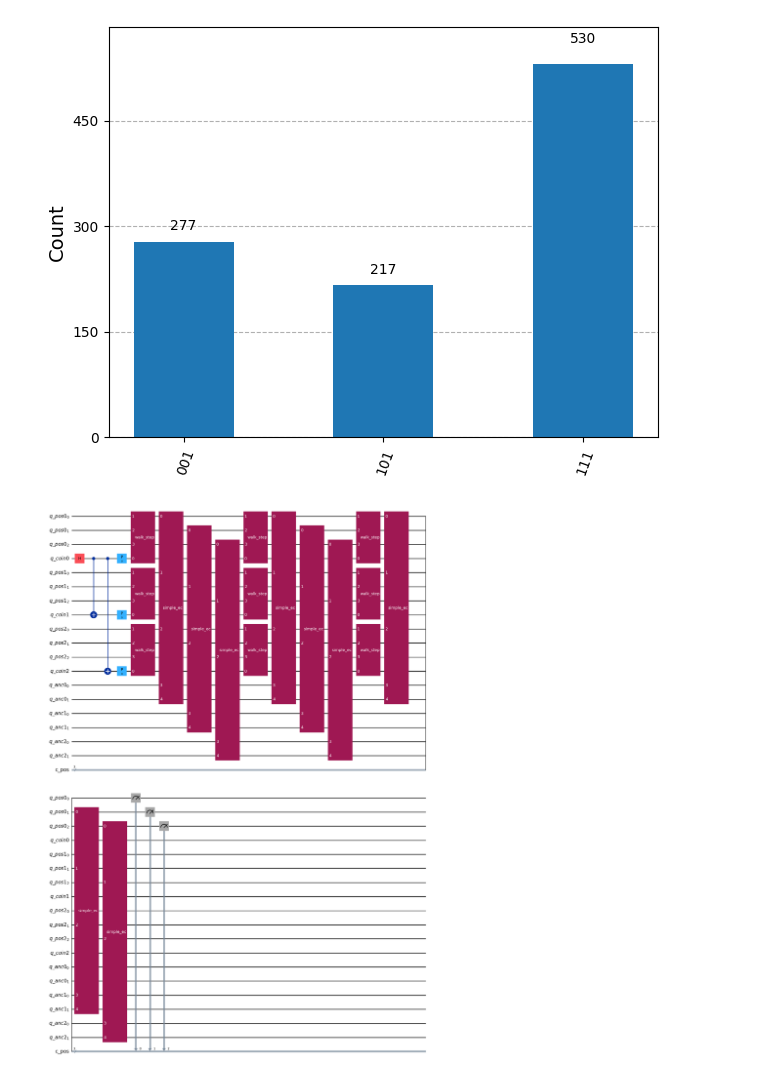
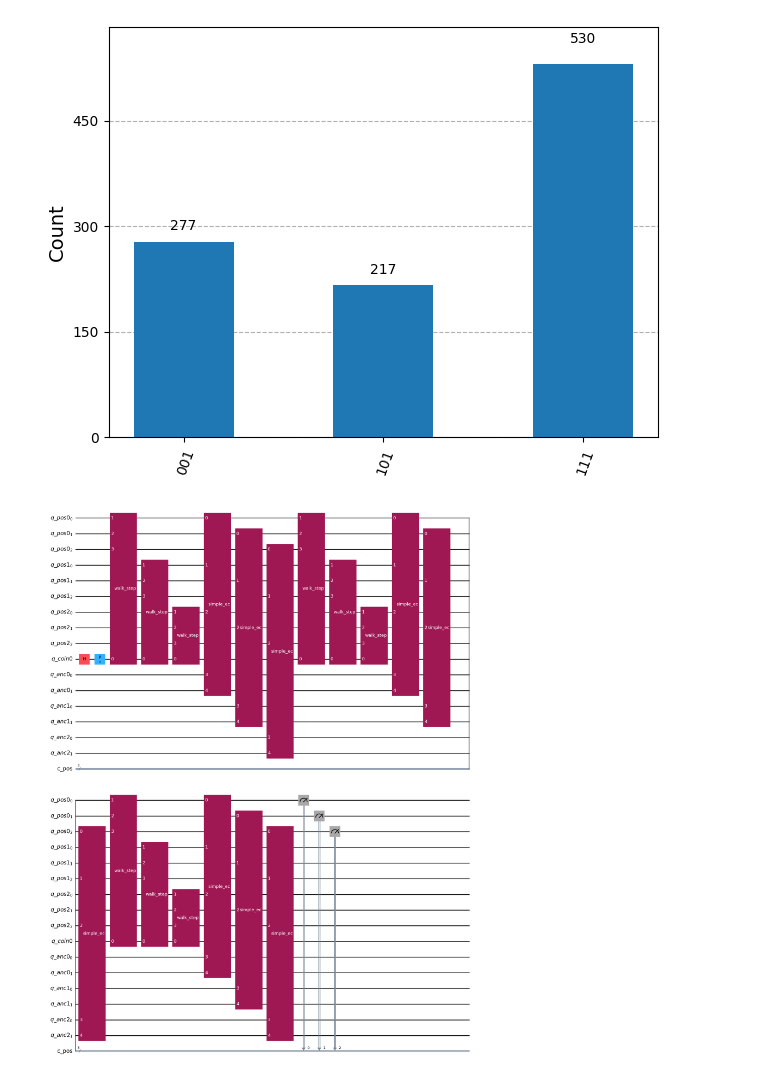
Before and after one commit to filipkojro/qw-defects, a Jupyter notebook: q_error_correction.ipynb, the cells around one changed output. Saved outputs shown, nothing was run; the diff lists cells and outputs as text; code cells hidden in the pictures.

```diff
--- a/q_error_correction.ipynb
+++ b/q_error_correction.ipynb
@@ -273,40 +273,42 @@ q_anc = [QuantumRegister(2, f"q_anc{i}") for i in range(nodes_power)]
 
 regs = []
 
 for i in range(nodes_power):
     regs.append(q_pos[i])
-    regs.append(q_coin[i])
+    # regs.append(q_coin[i])
+
+regs.append(q_coin[0])
 
 for i in range(nodes_power):
     regs.append(q_anc[i])
 
 regs.append(c_pos)
 
 qc = QuantumCircuit(*regs)
 
 qc.h(q_coin[0])
 
 
-qc.cx(q_coin[0], q_coin[1])
-qc.cx(q_coin[0], q_coin[2])
+# qc.cx(q_coin[0], q_coin[1])
+# qc.cx(q_coin[0], q_coin[2])
 
 qc.p(coin_phase, q_coin[0])
-qc.p(coin_phase, q_coin[1])
-qc.p(coin_phase, q_coin[2])
+# qc.p(coin_phase, q_coin[1])
+# qc.p(coin_phase, q_coin[2])
 
 
 for step in range(num_steps):
     for i in range(nodes_power):
-        qc.append(walk_step(nodes_power), [q_coin[i], *q_pos[i]])
+        qc.append(walk_step(nodes_power), [q_coin[0], *q_pos[i]])
     for i in range(nodes_power):
         qc.append(simple_error_correction(), [q_pos[0][i], q_pos[1][i], q_pos[2][i], *q_anc[i]])
 
 
 qc.measure(q_pos[0], c_pos)
 
 qc.draw('mpl')
 # %% [output]
-[figure, old version]
+[figure, new version]
 # %%
 simulator = AerSimulator()
 
```
Also changed, not shown: parts of 1 cell of this notebook.
